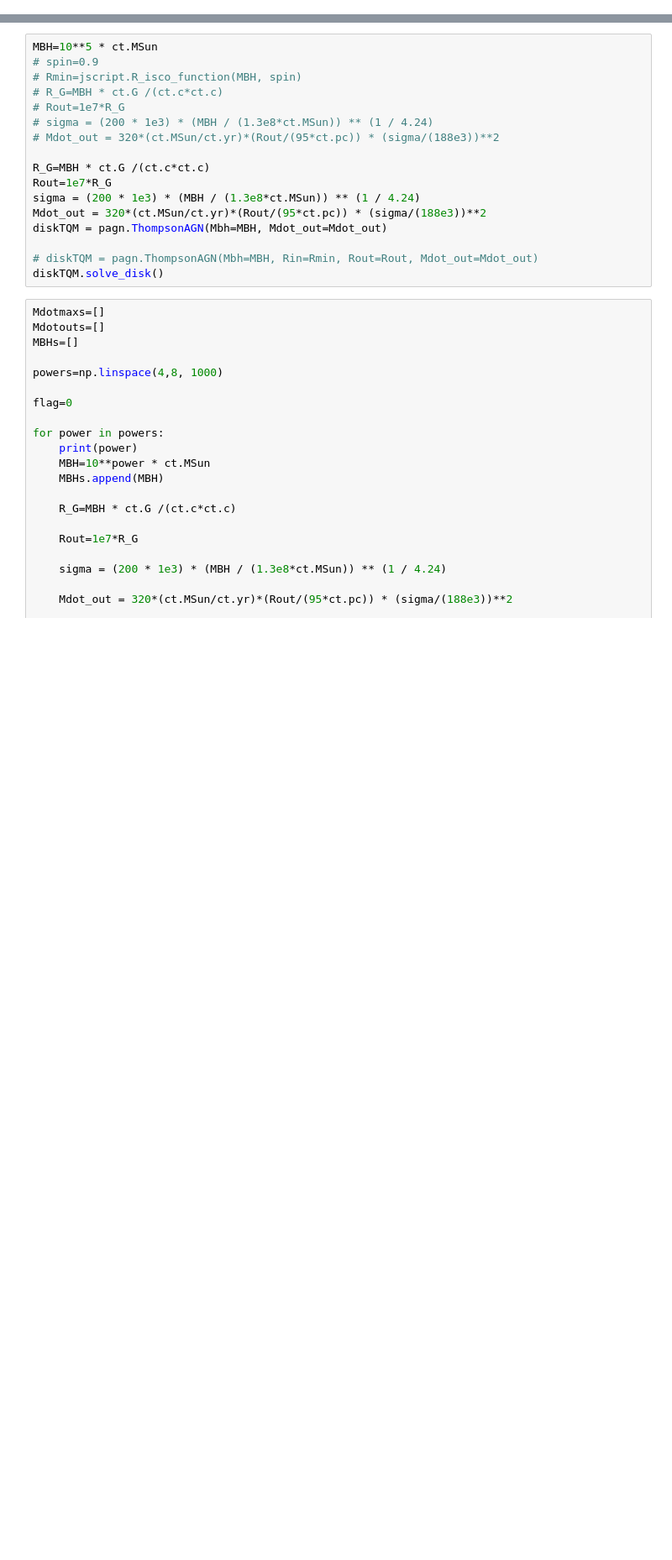
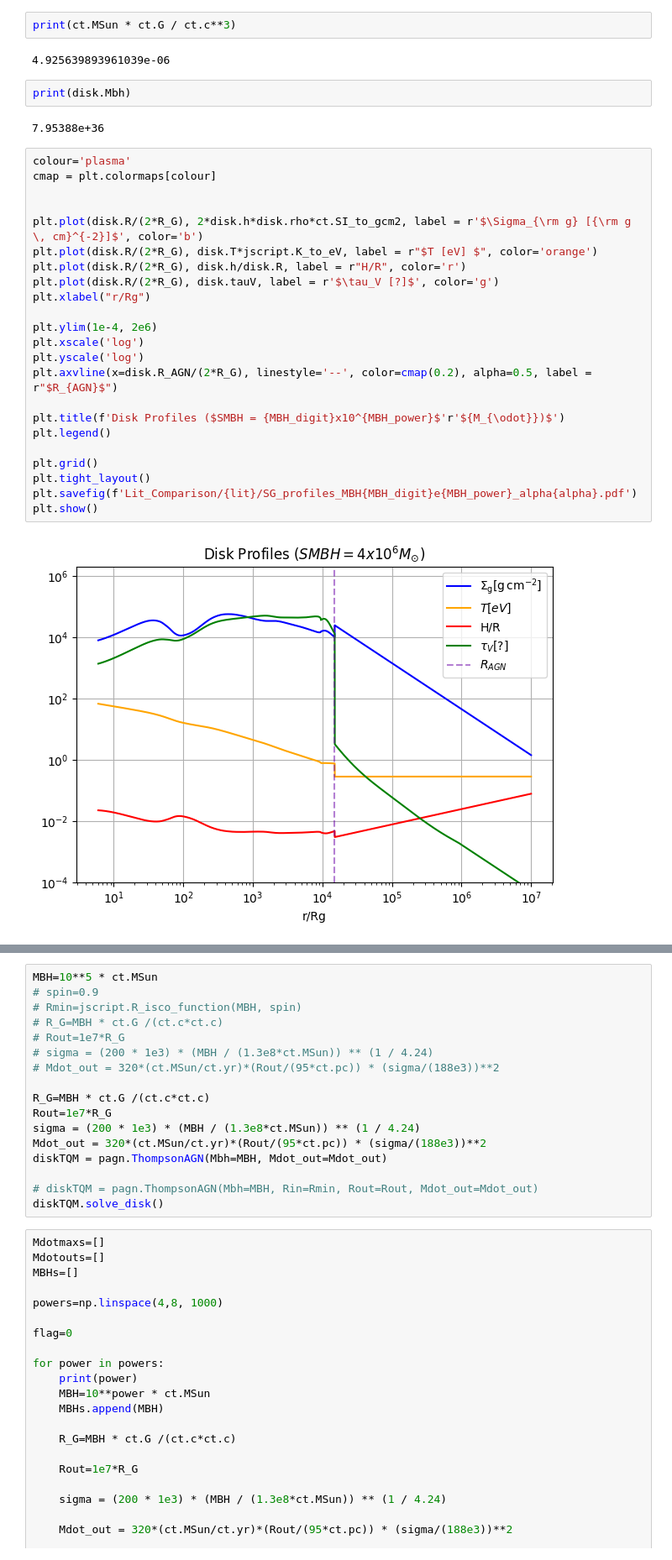
Before and after one commit to jt-stevenson/EMRIs_test, a Jupyter notebook: disk_profiles.ipynb, the cells around one changed output, grey strips where cells are left out. Shown at 84% size. Saved outputs shown, nothing was run; the diff lists cells and outputs as text; blank space fills up the shorter version.

```diff
--- a/disk_profiles.ipynb
+++ b/disk_profiles.ipynb
@@ -39,0 +75,33 @@ for power in MBH_powers:
+# %%
+print(ct.MSun * ct.G / ct.c**3)
+# %% [output]
+4.925639893961039e-06
+# %%
+print(disk.Mbh)
+# %% [output]
+7.95388e+36
+# %%
+colour='plasma'
+cmap = plt.colormaps[colour]
+
+
+plt.plot(disk.R/(2*R_G), 2*disk.h*disk.rho*ct.SI_to_gcm2, label = r'$\Sigma_{\rm g} [{\rm g \, cm}^{-2}]$', color='b')
+plt.plot(disk.R/(2*R_G), disk.T*jscript.K_to_eV, label = r"$T [eV] $", color='orange')
+plt.plot(disk.R/(2*R_G), disk.h/disk.R, label = r"H/R", color='r')
+plt.plot(disk.R/(2*R_G), disk.tauV, label = r'$\tau_V [?]$', color='g')
+plt.xlabel("r/Rg")
+
+plt.ylim(1e-4, 2e6)
+plt.xscale('log')
+plt.yscale('log')
+plt.axvline(x=disk.R_AGN/(2*R_G), linestyle='--', color=cmap(0.2), alpha=0.5, label = r"$R_{AGN}$")
+
+plt.title(f'Disk Profiles ($SMBH = {MBH_digit}x10^{MBH_power}$'r'${M_{\odot}})$')
+plt.legend()
+
+plt.grid()
+plt.tight_layout()
+plt.savefig(f'Lit_Comparison/{lit}/SG_profiles_MBH{MBH_digit}e{MBH_power}_alpha{alpha}.pdf')
+plt.show()
+# %% [output]
+[figure, added]
```
Also changed, not shown: parts of 12 cells of this notebook, 3 other files.
